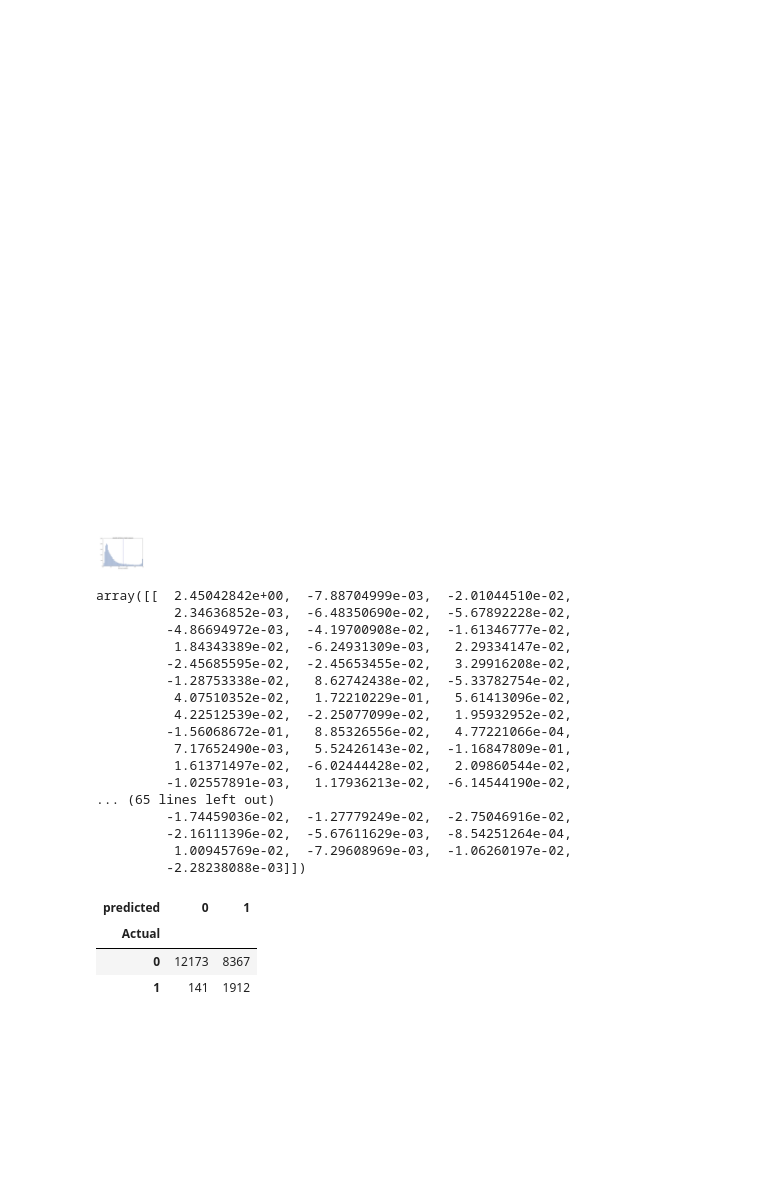
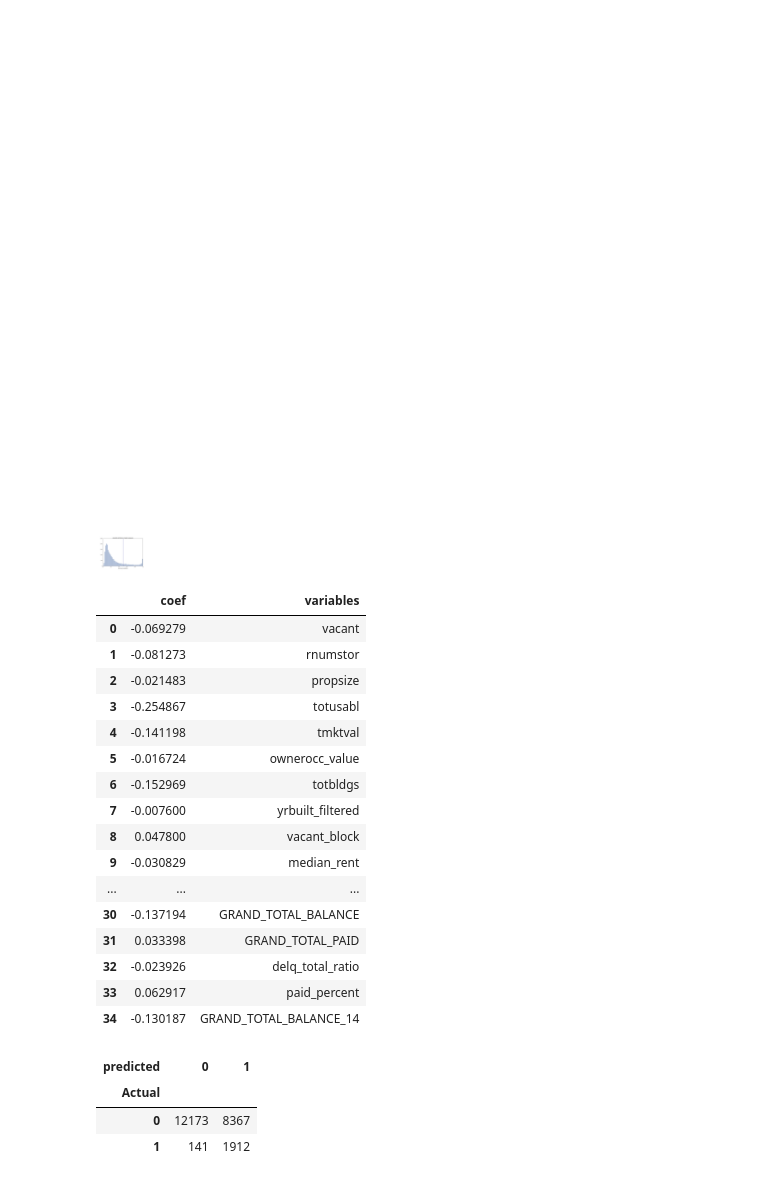
Before and after one commit to Isaac1989/Prediction_Model, a Jupyter notebook: Model Building based off tci_final.csv.ipynb, the cells around one changed output. Saved outputs shown, nothing was run; the diff lists cells and outputs as text; code cells hidden in the pictures; blank space fills up the shorter version.

```diff
--- a/Model Building based off tci_final.csv.ipynb
+++ b/Model Building based off tci_final.csv.ipynb
@@ -387,25 +387,27 @@ distprob(predprob,0.5,'logistic regression')
 [figure]
 # %%
 #Coefficients of the model
-logistic.best_estimator_.coef_
+coef=logistic.best_estimator_.coef_.T[:35].ravel()
+var=data_final.columns[:35]
+pd.DataFrame(dict(list(zip(['variables','coef'],[var,coef]))))
 # %% [output]
-array([[  2.45042842e+00,  -7.88704999e-03,  -2.01044510e-02,
-          2.34636852e-03,  -6.48350690e-02,  -5.67892228e-02,
-         -4.86694972e-03,  -4.19700908e-02,  -1.61346777e-02,
-          1.84343389e-02,  -6.24931309e-03,   2.29334147e-02,
-         -2.45685595e-02,  -2.45653455e-02,   3.29916208e-02,
-         -1.28753338e-02,   8.62742438e-02,  -5.33782754e-02,
-          4.07510352e-02,   1.72210229e-01,   5.61413096e-02,
-          4.22512539e-02,  -2.25077099e-02,   1.95932952e-02,
-         -1.56068672e-01,   8.85326556e-02,   4.77221066e-04,
-          7.17652490e-03,   5.52426143e-02,  -1.16847809e-01,
-          1.61371497e-02,  -6.02444428e-02,   2.09860544e-02,
-         -1.02557891e-03,   1.17936213e-02,  -6.14544190e-02,
-... (65 lines left out)
-         -1.74459036e-02,  -1.27779249e-02,  -2.75046916e-02,
-         -2.16111396e-02,  -5.67611629e-03,  -8.54251264e-04,
-          1.00945769e-02,  -7.29608969e-03,  -1.06260197e-02,
-         -2.28238088e-03]])
+|  | coef | variables |
+| 0 | -0.069279 | vacant |
+| 1 | -0.081273 | rnumstor |
+| 2 | -0.021483 | propsize |
+| 3 | -0.254867 | totusabl |
+| 4 | -0.141198 | tmktval |
+| 5 | -0.016724 | ownerocc_value |
+| 6 | -0.152969 | totbldgs |
+| 7 | -0.007600 | yrbuilt_filtered |
+| 8 | 0.047800 | vacant_block |
+| 9 | -0.030829 | median_rent |
+| ... | ... | ... |
+| 30 | -0.137194 | GRAND_TOTAL_BALANCE |
+| 31 | 0.033398 | GRAND_TOTAL_PAID |
+| 32 | -0.023926 | delq_total_ratio |
+| 33 | 0.062917 | paid_percent |
+| 34 | -0.130187 | GRAND_TOTAL_BALANCE_14 |
 # %%
 # Tuning the prediction probabilities and setting roc_curve
 adjusted_prediction=np.where(predprob>0.2,1,0)
```
Also changed, not shown: parts of 4 cells of this notebook.
